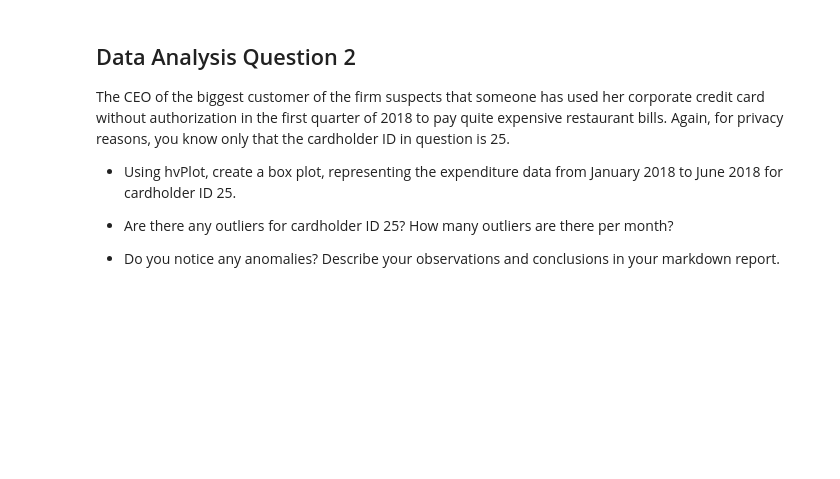
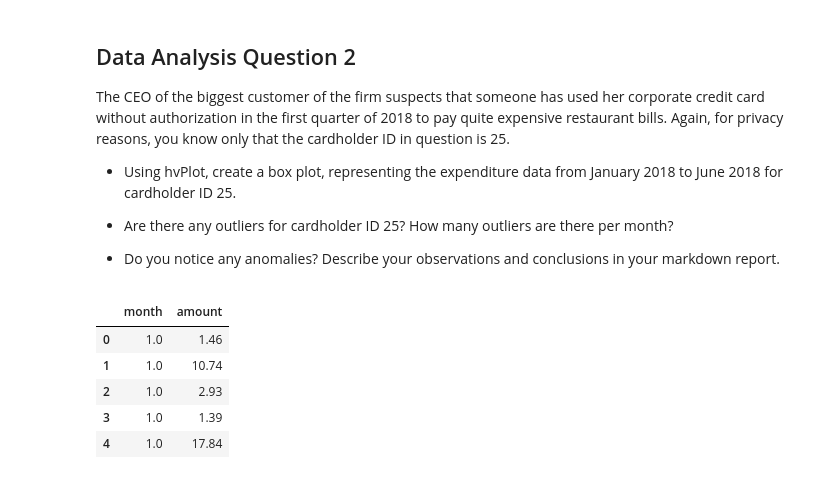
Before and after one commit to eyva19/SQL_credit_card_transactions_analysis, a Jupyter notebook: visual_data_analysis.ipynb, the cells around one changed output. Drawn from its saved outputs; the diff is of its cells as text; code cells hidden in the pictures; blank space fills up the shorter version.

```diff
--- a/visual_data_analysis.ipynb
+++ b/visual_data_analysis.ipynb
@@ -47,7 +75,20 @@ The CEO of the biggest customer of the firm suspects that someone has used her c
 # %%
 # loading data of daily transactions from jan to jun 2018 for card holder 25
 # Write the query
 query = """
-        YOUR QUERY HERE
-        """
+SELECT EXTRACT(MONTH FROM t.date) as month, t.amount from transaction as t
+JOIN credit_card as cc on t.card = cc.card
+JOIN card_holder as ch on cc.cardholder_id = ch.id
+WHERE ch.id = 25 and t.date between '2018-01-01' and '2018-07-01'
+order by month
+"""
 # Create a DataFrame from the query result. HINT: Use pd.read_sql(query, engine)
+trans_df_25 = pd.read_sql(query, engine)
+trans_df_25.head()
+# %% [output]
+|  | month | amount |
+| 0 | 1.0 | 1.46 |
+| 1 | 1.0 | 10.74 |
+| 2 | 1.0 | 2.93 |
+| 3 | 1.0 | 1.39 |
+| 4 | 1.0 | 17.84 |
```
Also changed, not shown: parts of 11 cells of this notebook, 1 other file.
